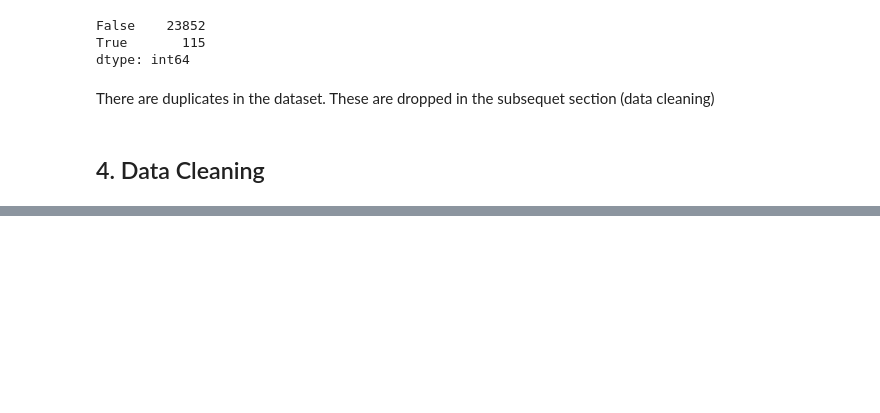
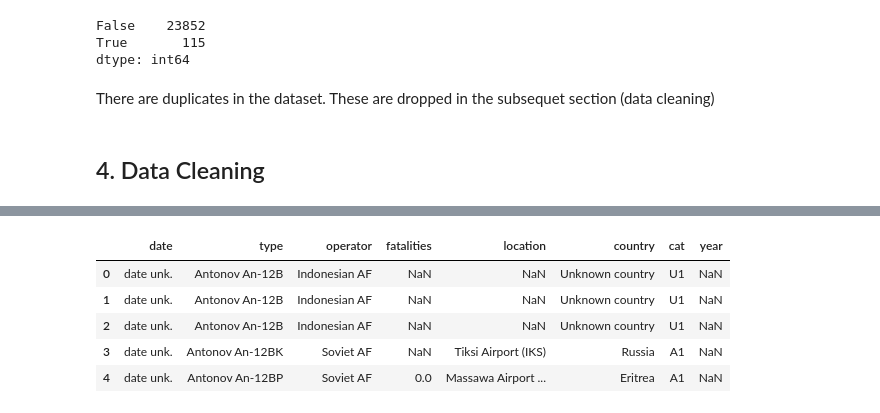
Before and after one commit to fredrickochieng-cell/Phase-1-Project-, a Jupyter notebook: dsc_project(phase1).ipynb, the cells around one changed output, grey strips where cells are left out. Cells and saved outputs as stored; diff of their text form; code cells hidden in the pictures; blank space fills up the shorter version.

```diff
--- a/dsc_project(phase1).ipynb
+++ b/dsc_project(phase1).ipynb
@@ -119,3 +119,9 @@ country         object
 cat             object
 year            object
 dtype: object
+# %%
+#Converting fatalities to numeric
+df['fatalities'] = pd.to_numeric(df['fatalities'], errors='coerce')
+# %%
+#Converting year to numeric
+df['year'] = pd.to_numeric(df['year'], errors='coerce')
@@ -132,0 +200,11 @@ There are duplicates in the dataset. These are dropped in the subsequet section
+# %%
+#Dropping `registration` column
+df.drop('registration', axis=1, inplace=True)
+df.head()
+# %% [output]
+|  | date | type | operator | fatalities | location | country | cat | year |
+| 0 | date unk. | Antonov An-12B | Indonesian AF | NaN | NaN | Unknown country | U1 | NaN |
+| 1 | date unk. | Antonov An-12B | Indonesian AF | NaN | NaN | Unknown country | U1 | NaN |
+| 2 | date unk. | Antonov An-12B | Indonesian AF | NaN | NaN | Unknown country | U1 | NaN |
+| 3 | date unk. | Antonov An-12BK | Soviet AF | NaN | Tiksi Airport (IKS) | Russia | A1 | NaN |
+| 4 | date unk. | Antonov An-12BP | Soviet AF | 0.0 | Massawa Airport ... | Eritrea | A1 | NaN |
```
Also changed, not shown: parts of 26 cells of this notebook.
